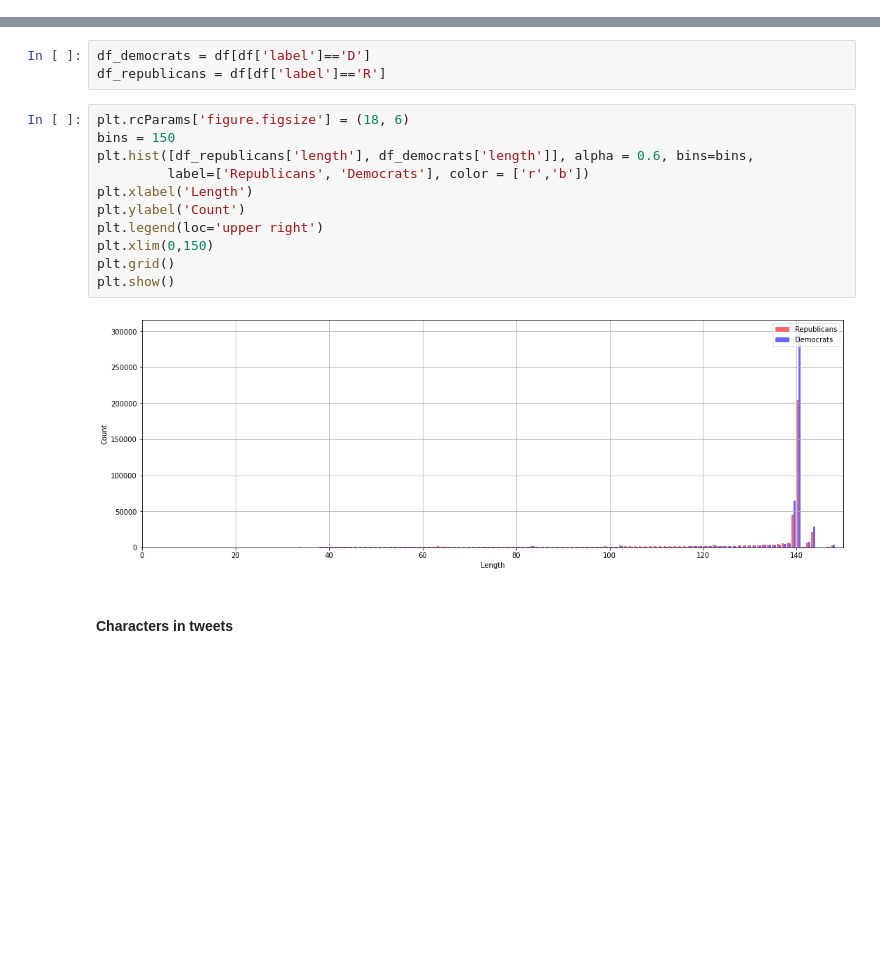
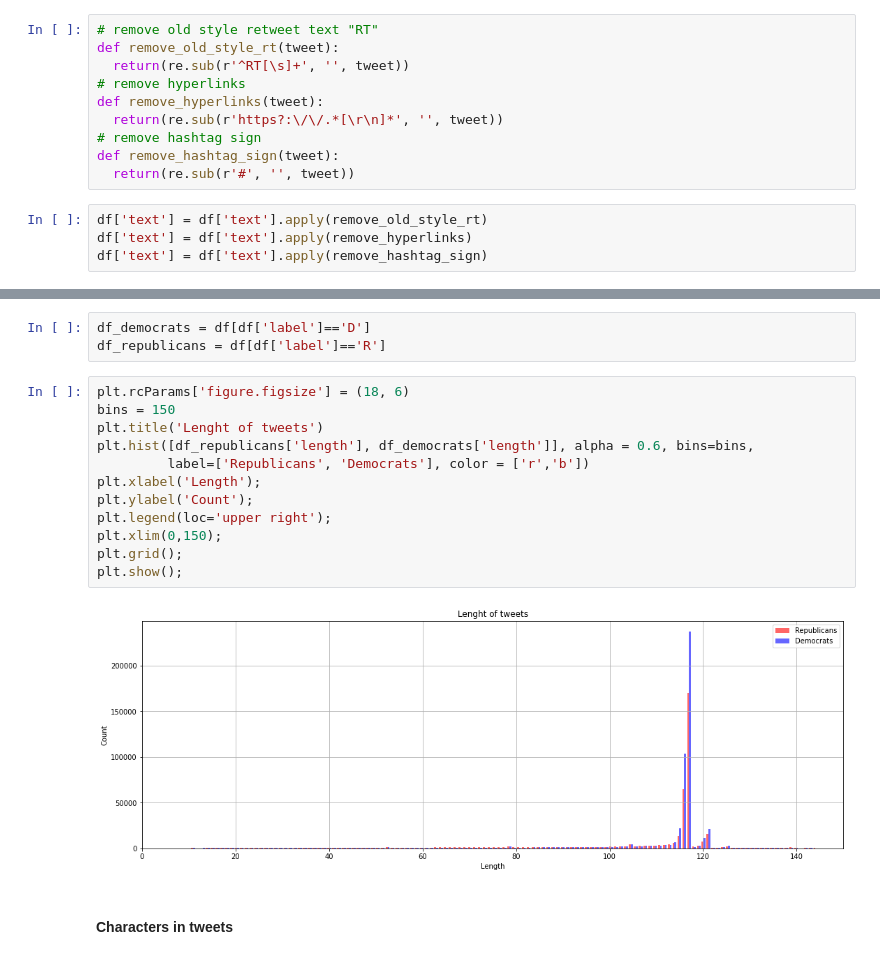
Before and after one commit to aferrero23/twitter-category-nlp, a Jupyter notebook: src/pre_data_cleaning.ipynb, the cells around one changed output, grey strips where cells are left out. Cells and saved outputs as stored; diff of their text form; blank space fills up the shorter version.

```diff
--- a/src/pre_data_cleaning.ipynb
+++ b/src/pre_data_cleaning.ipynb
@@ -91,3 +87,17 @@ df.head()
+# %%
+# remove old style retweet text "RT"
+def remove_old_style_rt(tweet):
+  return(re.sub(r'^RT[\s]+', '', tweet))
+# remove hyperlinks
+def remove_hyperlinks(tweet):
+  return(re.sub(r'https?:\/\/.*[\r\n]*', '', tweet))
+# remove hashtag sign
+def remove_hashtag_sign(tweet):
+  return(re.sub(r'#', '', tweet))
+# %%
+df['text'] = df['text'].apply(remove_old_style_rt)
+df['text'] = df['text'].apply(remove_hyperlinks)
+df['text'] = df['text'].apply(remove_hashtag_sign)
 # %% [markdown]
 #### Now let's check out the length of tweets
 # %%
@@ -107,16 +117,17 @@ df_republicans = df[df['label']=='R']
 # %%
 plt.rcParams['figure.figsize'] = (18, 6)
 bins = 150
+plt.title('Lenght of tweets')
 plt.hist([df_republicans['length'], df_democrats['length']], alpha = 0.6, bins=bins,
          label=['Republicans', 'Democrats'], color = ['r','b'])
-plt.xlabel('Length')
-plt.ylabel('Count')
-plt.legend(loc='upper right')
-plt.xlim(0,150)
-plt.grid()
-plt.show()
+plt.xlabel('Length');
+plt.ylabel('Count');
+plt.legend(loc='upper right');
+plt.xlim(0,150);
+plt.grid();
+plt.show();
 # %% [output]
-[figure, old version]
+[figure, new version]
 # %% [markdown]
 #### Characters in tweets
 # %%
```
Also changed, not shown: parts of 5 cells of this notebook.
